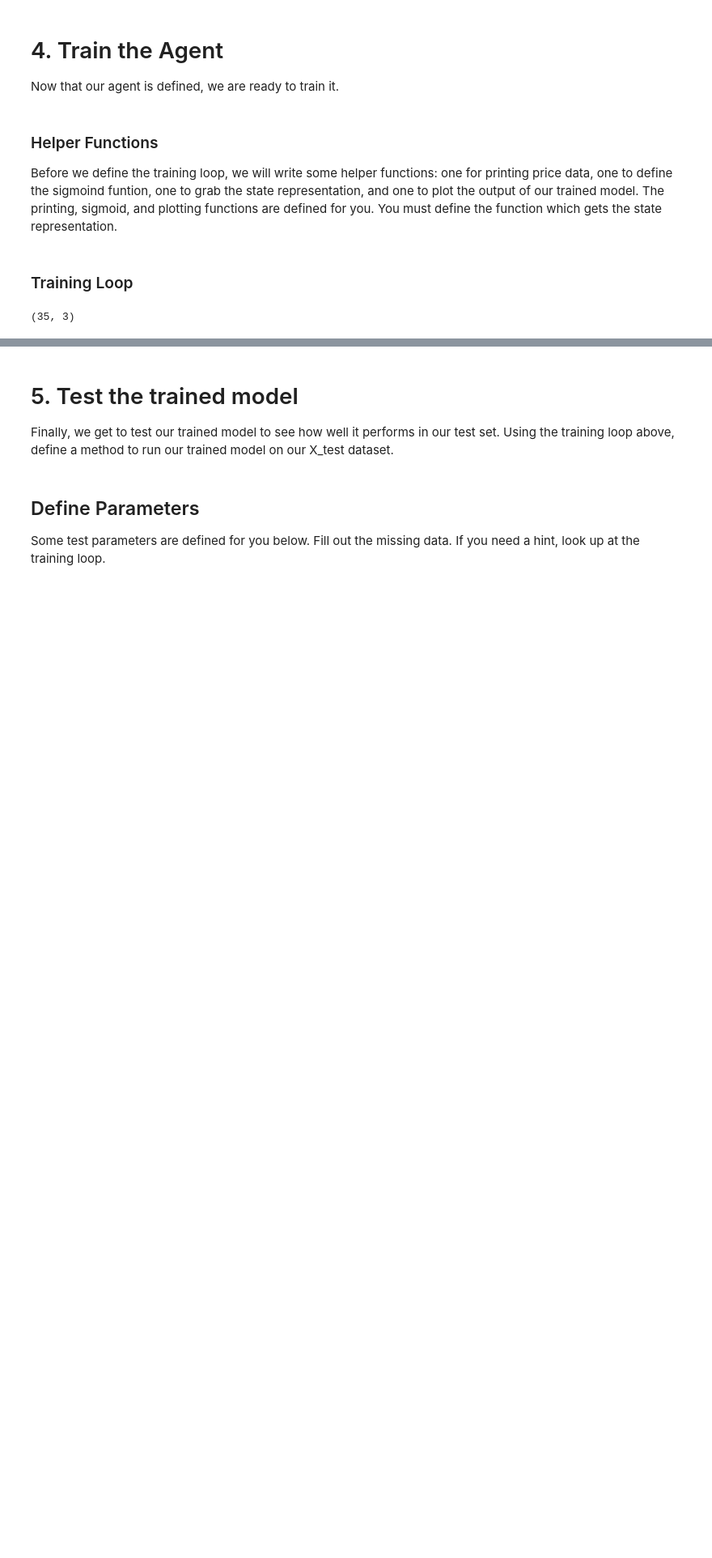
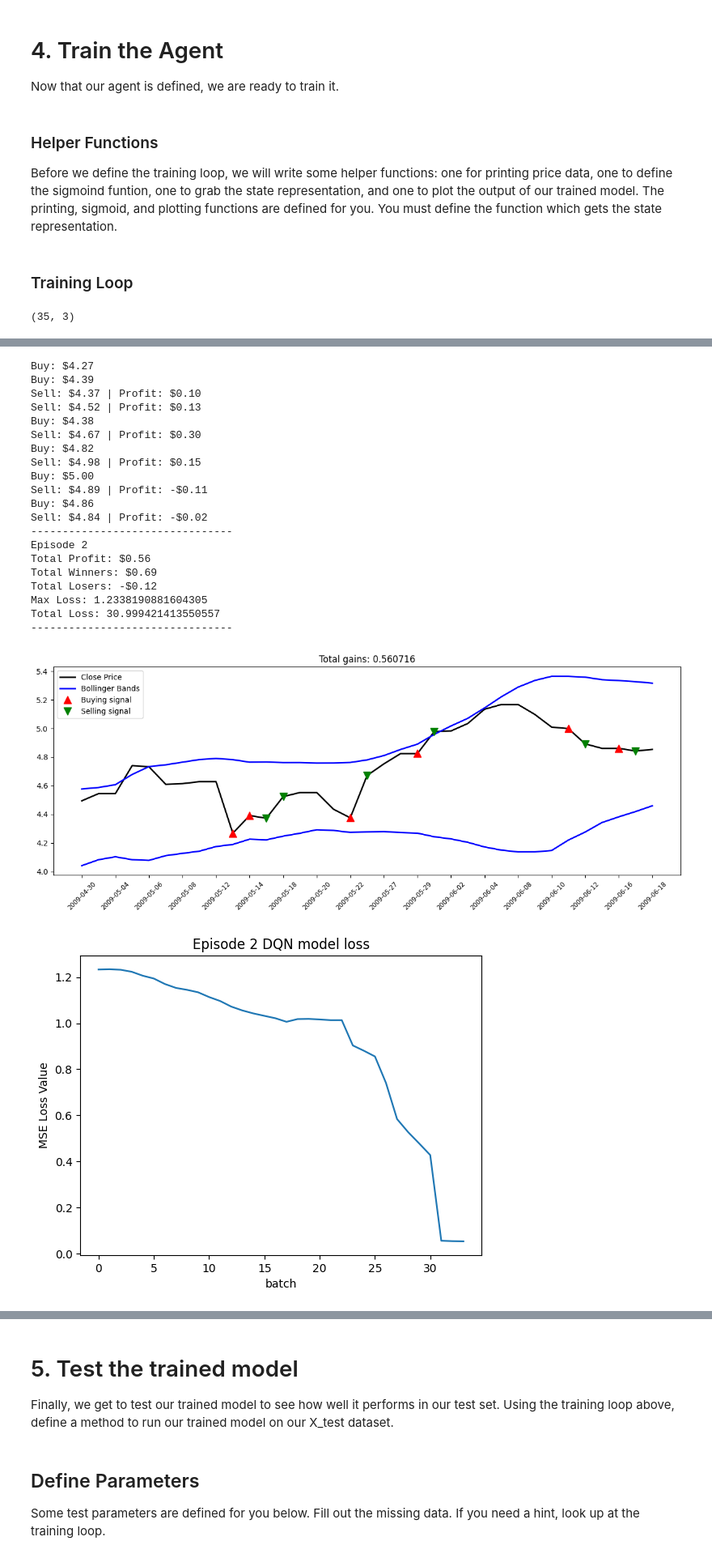
Before and after one commit to miharothl/und-ai-trading-strategies, a Jupyter notebook: excercises/5-reinforcement-learning/l3/l3-excercise2_solution.ipynb, the cells around one changed output, grey strips where cells are left out. Shown at 81% size. Cells and saved outputs as stored; diff of their text form; code cells hidden in the pictures; blank space fills up the shorter version.

```diff
--- a/excercises/5-reinforcement-learning/l3/l3-excercise2_solution.ipynb
+++ b/excercises/5-reinforcement-learning/l3/l3-excercise2_solution.ipynb
@@ -289,6 +289,7 @@ batch_size = 32
 
 #An episode represents a complete pass over the data.
 episode_count = 1
+episode_count = 5
 
 batch_losses = []
 num_batches_trained = 0
@@ -370,30 +371,52 @@ Buy: $4.98
 Sell: $4.98 | Profit: $0.43
 Buy: $5.03
 Sell: $5.13 | Profit: $0.70
 Sell: $5.17 | Profit: $0.79
 ... (9 lines left out)
 Total Losers: -$0.13
 Max Loss: 0.7364913072941413
 Total Loss: 0.7364913072941413
 --------------------------------
 [figure]
 [figure]
 Buy: $4.54
 Sell: $4.74 | Profit: $0.20
 Buy: $4.63
 Sell: $4.27 | Profit: -$0.36
 Buy: $4.39
 Buy: $4.37
 Sell: $4.52 | Profit: $0.13
 Buy: $4.55
 Sell: $4.55 | Profit: $0.18
 Buy: $4.43
 Buy: $4.38
 Buy: $4.67
 ... (14 lines left out)
 Total Losers: -$0.50
 Max Loss: 1.1467433781103011
 Total Loss: 25.45411758826029
 --------------------------------
 [figure]
 [figure]
+Buy: $4.27
+Buy: $4.39
+Sell: $4.37 | Profit: $0.10
+Sell: $4.52 | Profit: $0.13
+Buy: $4.38
+Sell: $4.67 | Profit: $0.30
+Buy: $4.82
+Sell: $4.98 | Profit: $0.15
+Buy: $5.00
+Sell: $4.89 | Profit: -$0.11
+Buy: $4.86
+Sell: $4.84 | Profit: -$0.02
+--------------------------------
+Episode 2
+Total Profit: $0.56
+Total Winners: $0.69
+Total Losers: -$0.12
+Max Loss: 1.2338190881604305
+Total Loss: 30.999421413550557
+--------------------------------
+[figure, added]
+[figure, added]
```
Also changed, not shown: parts of 3 cells of this notebook, 2 other files.
